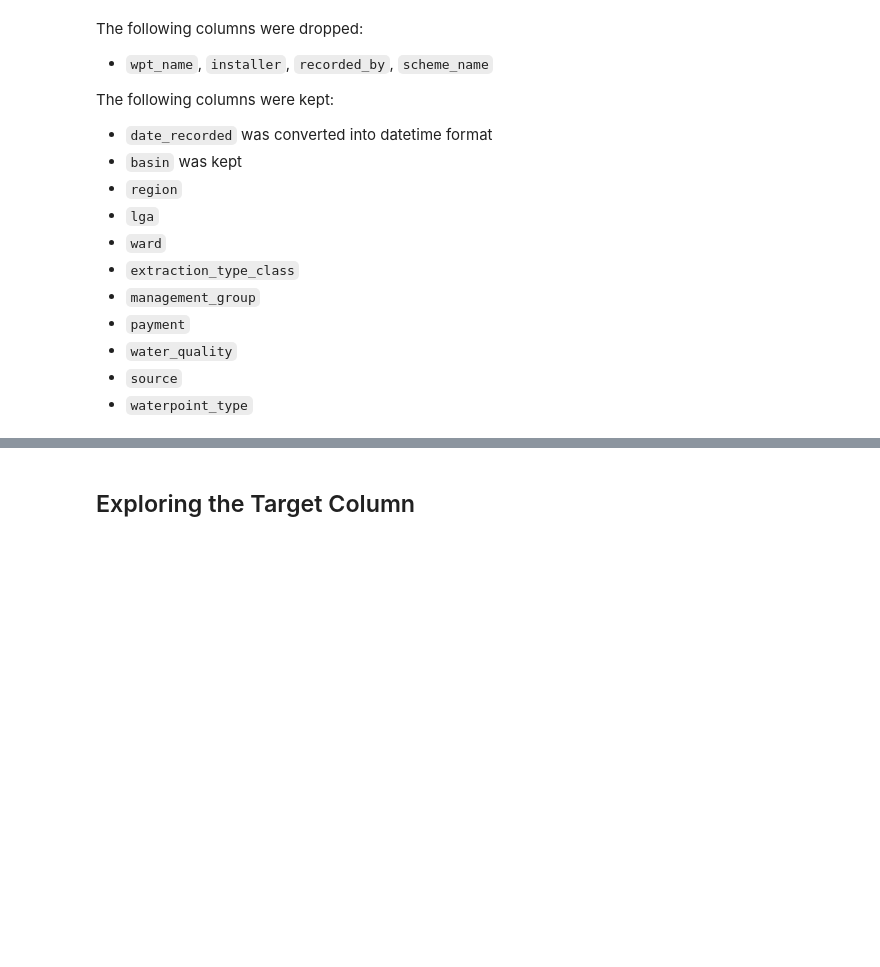
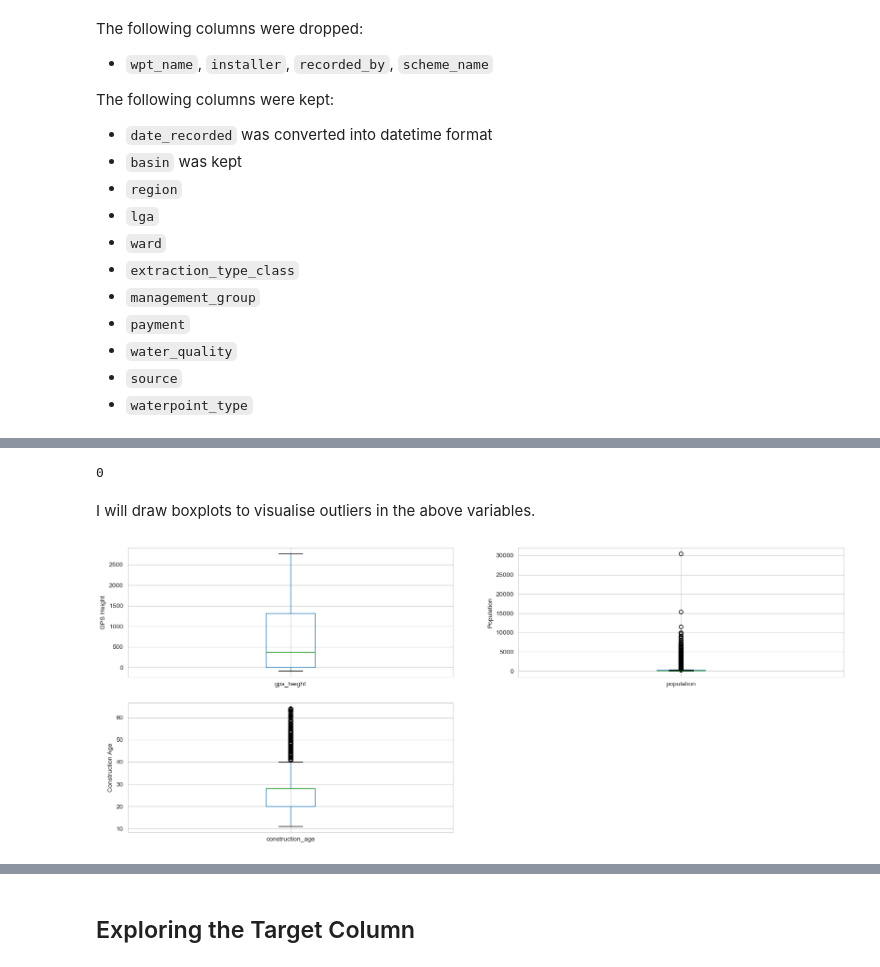
Before and after one commit to KImondorose/phase_3_project-Pump-it-Up-Data-Mining-the-Water-Table, a Jupyter notebook: notebook.ipynb, the cells around one changed output, grey strips where cells are left out. Cells and saved outputs as stored; diff of their text form; code cells hidden in the pictures; blank space fills up the shorter version.

```diff
--- a/notebook.ipynb
+++ b/notebook.ipynb
@@ -1329,0 +1424,2 @@ The following columns were kept:
+# %%
+Xy_init = Xy_init.set_index("id")
@@ -1329,0 +1478,4 @@ The following columns were kept:
+# %%
+current = datetime.now()
+# %%
+Xy_init["construction_age"] = (current.year - Xy_init["construction_year"]).astype("int")
@@ -1329,0 +1506,2 @@ The following columns were kept:
+# %%
+Xy_init.drop('construction_year', axis=1, inplace=True)
@@ -1329,0 +1528,27 @@ The following columns were kept:
+# %%
+Xy_init.construction_age.isnull().sum()
+# %% [output]
+0
+# %% [markdown]
+I will draw boxplots to visualise outliers in the above variables.
+# %%
+
+plt.figure(figsize=(20,8))
+
+
+plt.subplot(2, 2, 1)
+fig = Xy_init.boxplot(column='gps_height')
+fig.set_title('')
+fig.set_ylabel('GPS Height')
+
+plt.subplot(2, 2, 2)
+fig = Xy_init.boxplot(column='population')
+fig.set_title('')
+fig.set_ylabel('Population')
+
+plt.subplot(2, 2, 3)
+fig = Xy_init.boxplot(column='construction_age')
+fig.set_title('')
+fig.set_ylabel('Construction Age');
+# %% [output]
+[figure, added]
```
Also changed, not shown: parts of 124 cells of this notebook.
